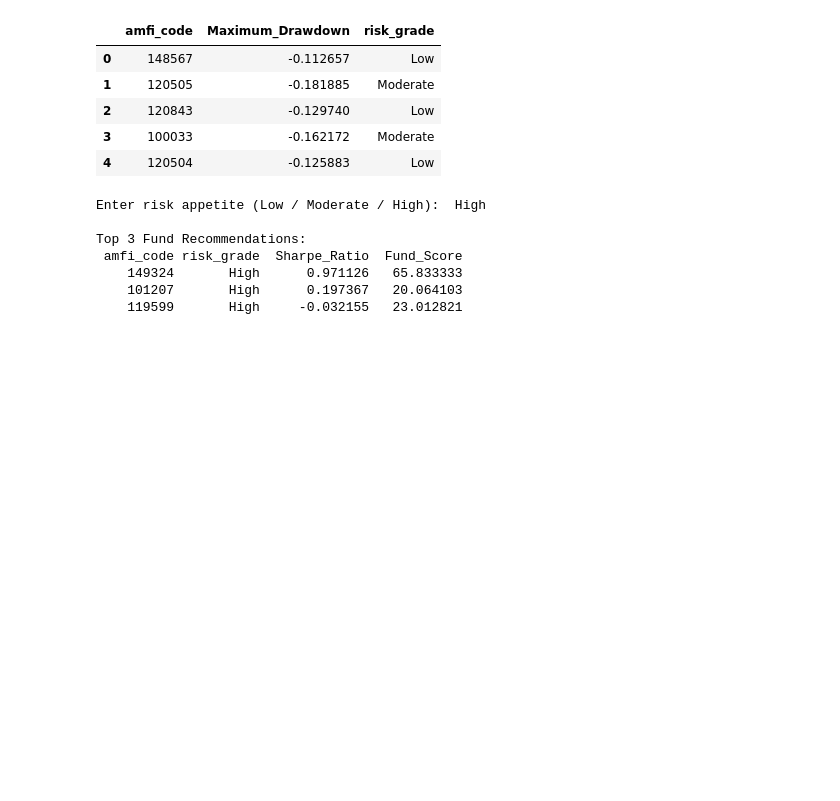
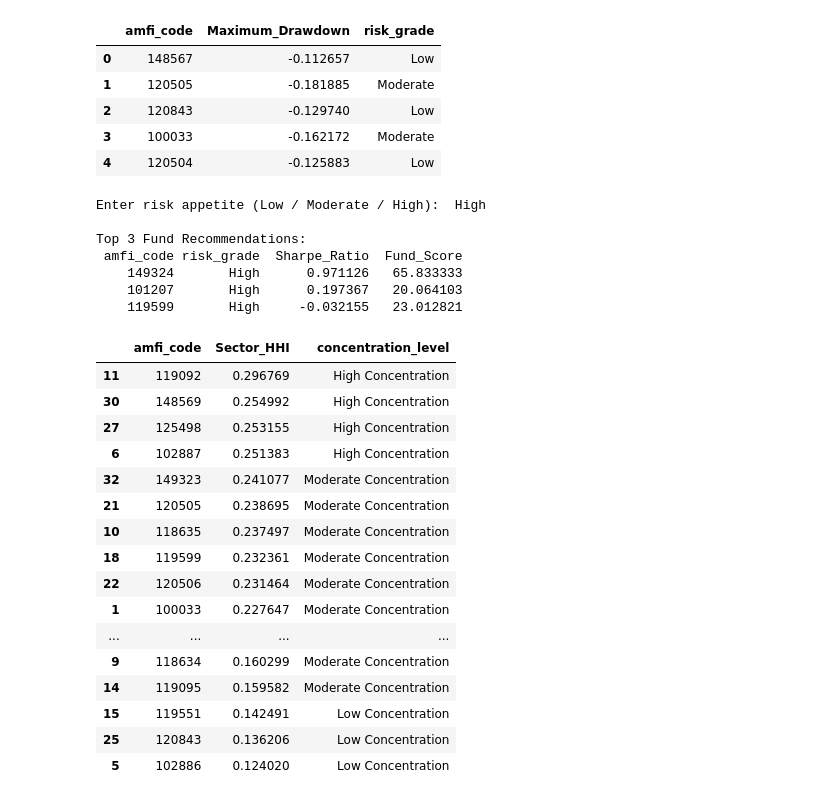
Before and after one commit to raj-ankur62/Mutual-Fund-Analytics, a Jupyter notebook: notebooks/Risk_Analytics.ipynb, the cells around one changed output. Cells and saved outputs as stored; diff of their text form; code cells hidden in the pictures; blank space fills up the shorter version.

```diff
--- a/notebooks/Risk_Analytics.ipynb
+++ b/notebooks/Risk_Analytics.ipynb
@@ -330,3 +330,59 @@ Top 3 Fund Recommendations:
     149324       High      0.971126   65.833333
     101207       High      0.197367   20.064103
     119599       High     -0.032155   23.012821
+# %%
+holdings = pd.read_csv("../data/raw/09_portfolio_holdings.csv")
+
+# Convert percentage weight to decimal
+holdings["weight_decimal"] = holdings["weight_pct"] / 100
+
+# Sum all stock weights within each sector for each fund
+sector_weights = (
+    holdings.groupby(["amfi_code", "sector"])["weight_decimal"]
+    .sum()
+    .reset_index()
+)
+
+# Square each sector weight
+sector_weights["weight_squared"] = sector_weights["weight_decimal"] ** 2
+
+# Calculate HHI for each fund
+sector_hhi = (
+    sector_weights.groupby("amfi_code")["weight_squared"]
+    .sum()
+    .reset_index(name="Sector_HHI")
+    .sort_values("Sector_HHI", ascending=False)
+)
+
+# Add concentration level
+def concentration_level(hhi):
+    if hhi < 0.15:
+        return "Low Concentration"
+    elif hhi < 0.25:
+        return "Moderate Concentration"
+    else:
+        return "High Concentration"
+
+sector_hhi["concentration_level"] = sector_hhi["Sector_HHI"].apply(
+    concentration_level
+)
+
+sector_hhi
+# %% [output]
+|  | amfi_code | Sector_HHI | concentration_level |
+| 11 | 119092 | 0.296769 | High Concentration |
+| 30 | 148569 | 0.254992 | High Concentration |
+| 27 | 125498 | 0.253155 | High Concentration |
+| 6 | 102887 | 0.251383 | High Concentration |
+| 32 | 149323 | 0.241077 | Moderate Concentration |
+| 21 | 120505 | 0.238695 | Moderate Concentration |
+| 10 | 118635 | 0.237497 | Moderate Concentration |
+| 18 | 119599 | 0.232361 | Moderate Concentration |
+| 22 | 120506 | 0.231464 | Moderate Concentration |
+| 1 | 100033 | 0.227647 | Moderate Concentration |
+| ... | ... | ... | ... |
+| 9 | 118634 | 0.160299 | Moderate Concentration |
+| 14 | 119095 | 0.159582 | Moderate Concentration |
+| 15 | 119551 | 0.142491 | Low Concentration |
+| 25 | 120843 | 0.136206 | Low Concentration |
+| 5 | 102886 | 0.124020 | Low Concentration |
```
Also changed, not shown: parts of 2 cells of this notebook, 2 other files.
